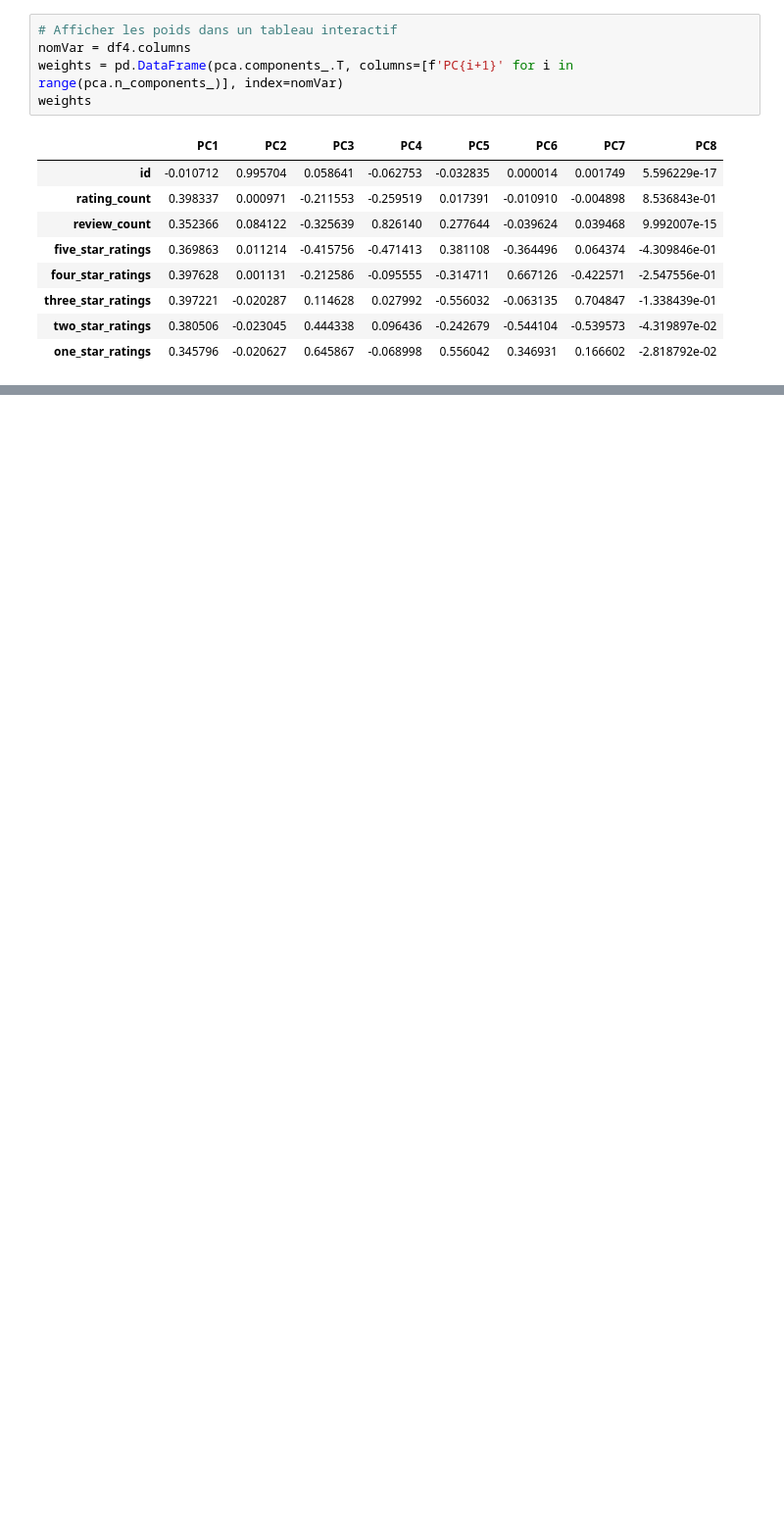
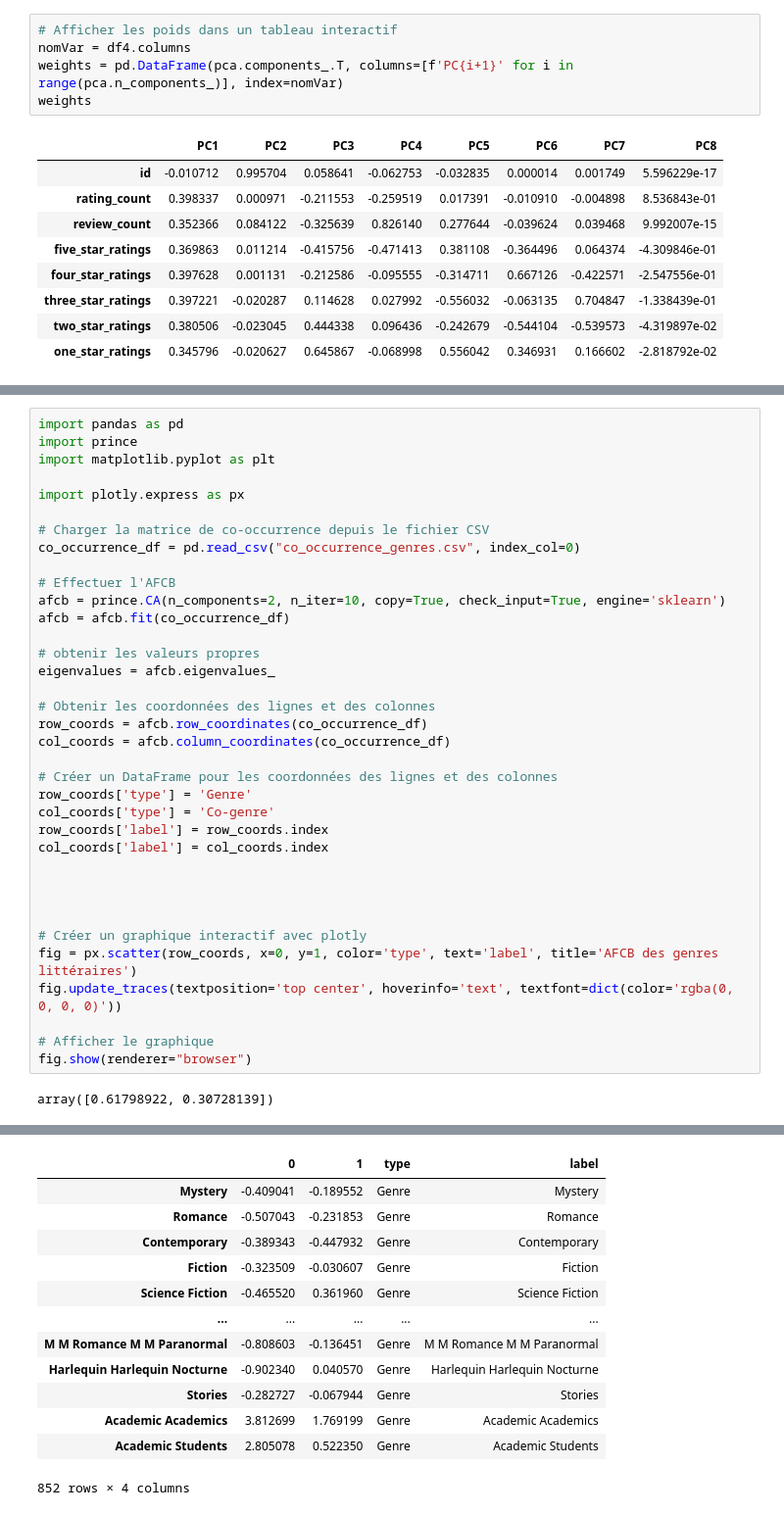
Before and after one commit to conseil-benjamin/LivreaPiques, a Jupyter notebook: script.ipynb, the cells around one changed output, grey strips where cells are left out. Shown at 98% size. Drawn from its saved outputs; the diff is of its cells as text; blank space fills up the shorter version.

```diff
--- a/script.ipynb
+++ b/script.ipynb
@@ -426,0 +573,38 @@ weights
+# %%
+import pandas as pd
+import prince
+import matplotlib.pyplot as plt
+
+import plotly.express as px
+
+# Charger la matrice de co-occurrence depuis le fichier CSV
+co_occurrence_df = pd.read_csv("co_occurrence_genres.csv", index_col=0)
+
+# Effectuer l'AFCB
+afcb = prince.CA(n_components=2, n_iter=10, copy=True, check_input=True, engine='sklearn')
+afcb = afcb.fit(co_occurrence_df)
+
+# obtenir les valeurs propres
+eigenvalues = afcb.eigenvalues_
+
+# Obtenir les coordonnées des lignes et des colonnes
+row_coords = afcb.row_coordinates(co_occurrence_df)
+col_coords = afcb.column_coordinates(co_occurrence_df)
+
+# Créer un DataFrame pour les coordonnées des lignes et des colonnes
+row_coords['type'] = 'Genre'
+col_coords['type'] = 'Co-genre'
+row_coords['label'] = row_coords.index
+col_coords['label'] = col_coords.index
+
+
+
+
+# Créer un graphique interactif avec plotly
+fig = px.scatter(row_coords, x=0, y=1, color='type', text='label', title='AFCB des genres littéraires')
+fig.update_traces(textposition='top center', hoverinfo='text', textfont=dict(color='rgba(0, 0, 0, 0)'))
+
+# Afficher le graphique
+fig.show(renderer="browser")
+# %% [output]
+array([0.61798922, 0.30728139])
@@ -426,0 +625,13 @@ weights
+|  | 0 | 1 | type | label |
+| Mystery | -0.409041 | -0.189552 | Genre | Mystery |
+| Romance | -0.507043 | -0.231853 | Genre | Romance |
+| Contemporary | -0.389343 | -0.447932 | Genre | Contemporary |
+| Fiction | -0.323509 | -0.030607 | Genre | Fiction |
+| Science Fiction | -0.465520 | 0.361960 | Genre | Science Fiction |
+| ... | ... | ... | ... | ... |
+| M M Romance M M Paranormal | -0.808603 | -0.136451 | Genre | M M Romance M M Paranormal |
+| Harlequin Harlequin Nocturne | -0.902340 | 0.040570 | Genre | Harlequin Harlequin Nocturne |
+| Stories | -0.282727 | -0.067944 | Genre | Stories |
+| Academic Academics | 3.812699 | 1.769199 | Genre | Academic Academics |
+| Academic Students | 2.805078 | 0.522350 | Genre | Academic Students |
+852 rows × 4 columns
```
Also changed, not shown: parts of 3 cells of this notebook, 4 other files.
